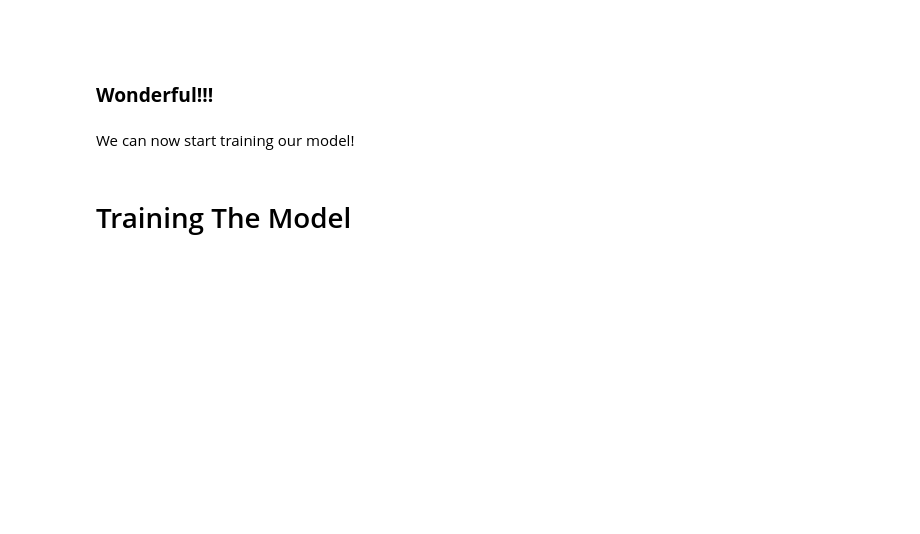
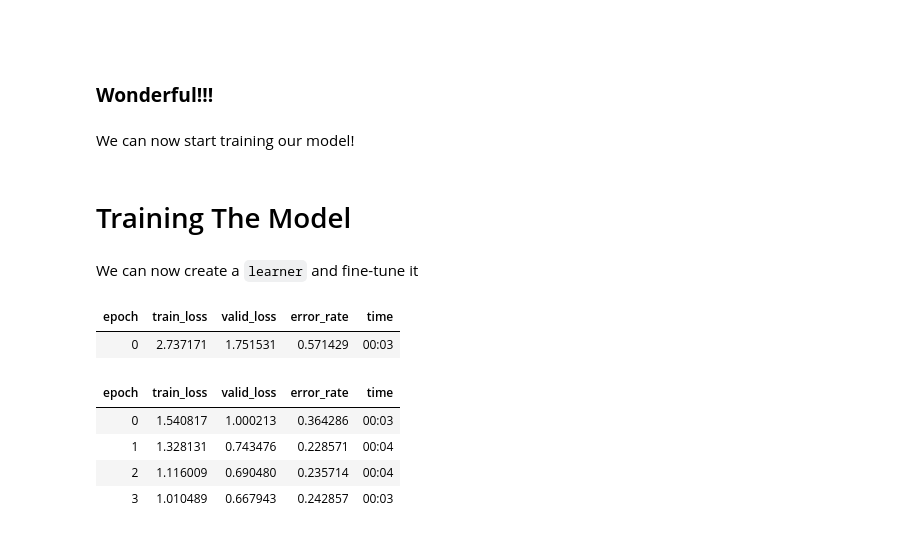
Before and after one commit to Darkblazer21/vehicle_classifier, a Jupyter notebook: vehicle_classifier.ipynb, the cells around one changed output. Cells and saved outputs as stored; diff of their text form; code cells hidden in the pictures; blank space fills up the shorter version.

```diff
--- a/vehicle_classifier.ipynb
+++ b/vehicle_classifier.ipynb
@@ -180,3 +178,16 @@ dls.train.show_batch(max_n=8, nrows=2, unique=True)
 We can now start training our model!
 # %% [markdown]
 # Training The Model
+# %% [markdown]
+We can now create a `learner` and fine-tune it
+# %%
+learner = vision_learner(dls, resnet18, metrics=error_rate)
+learner.fine_tune(4)
+# %% [output]
+| epoch | train_loss | valid_loss | error_rate | time |
+| 0 | 2.737171 | 1.751531 | 0.571429 | 00:03 |
+| epoch | train_loss | valid_loss | error_rate | time |
+| 0 | 1.540817 | 1.000213 | 0.364286 | 00:03 |
+| 1 | 1.328131 | 0.743476 | 0.228571 | 00:04 |
+| 2 | 1.116009 | 0.690480 | 0.235714 | 00:04 |
+| 3 | 1.010489 | 0.667943 | 0.242857 | 00:03 |
```
Also changed, not shown: parts of 9 cells of this notebook.
